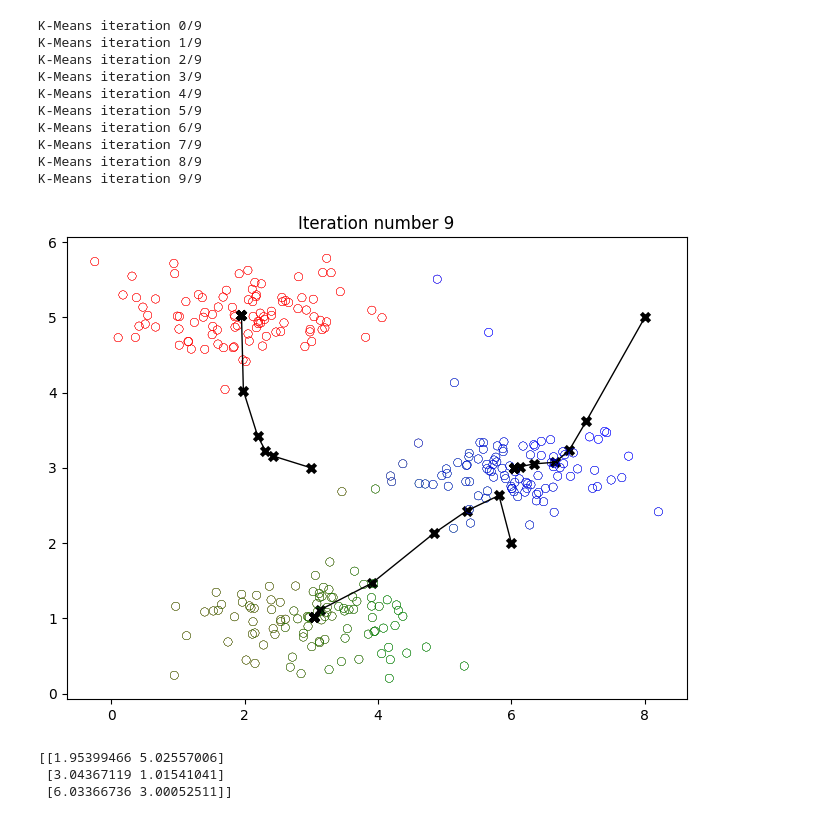
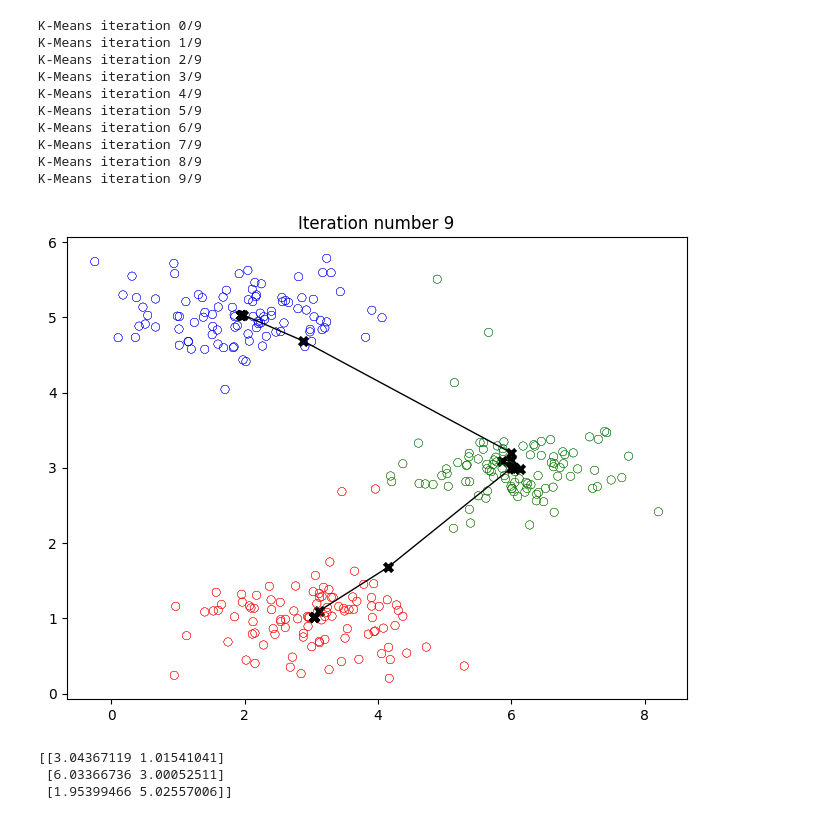
Before and after one commit to asjad2401/ML, a Jupyter notebook: CLustering/kMeans.ipynb, the cells around one changed output. Cells and saved outputs as stored; diff of their text form; code cells hidden in the pictures.

```diff
--- a/CLustering/kMeans.ipynb
+++ b/CLustering/kMeans.ipynb
@@ -63,25 +63,25 @@ def load_data():
 # %%
 
 X = load_data()
 
-initial_centroids = np.array([[3,3],[6,2],[8,5]])
+initial_centroids = np.array([[6,3],[6,3.1],[6,3.2]])
 
 max_iters = 10
 
 centroids, idx = run_kMeans(X, initial_centroids, max_iters,plot_progress=True)
 print(centroids)
 # %% [output]
 K-Means iteration 0/9
 K-Means iteration 1/9
 K-Means iteration 2/9
 K-Means iteration 3/9
 K-Means iteration 4/9
 K-Means iteration 5/9
 K-Means iteration 6/9
 K-Means iteration 7/9
 K-Means iteration 8/9
 K-Means iteration 9/9
-[figure, old version]
+[figure, new version]
-[[1.95399466 5.02557006]
- [3.04367119 1.01541041]
- [6.03366736 3.00052511]]
+[[3.04367119 1.01541041]
+ [6.03366736 3.00052511]
+ [1.95399466 5.02557006]]
```
Also changed, not shown: parts of 1 cell of this notebook, 3 other files.
